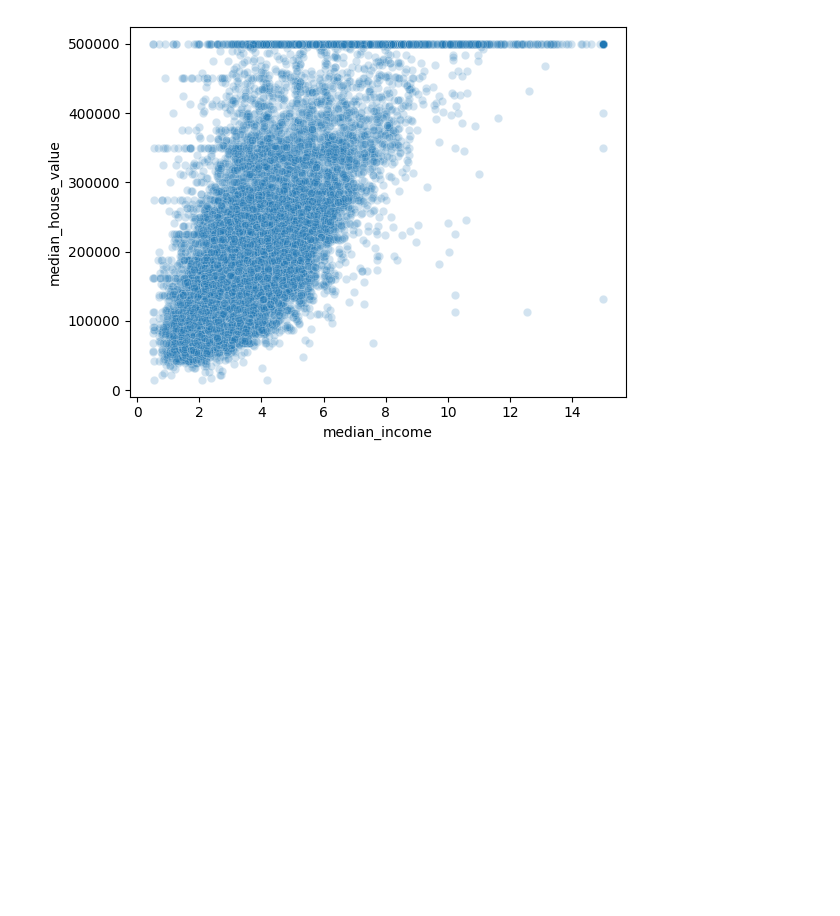
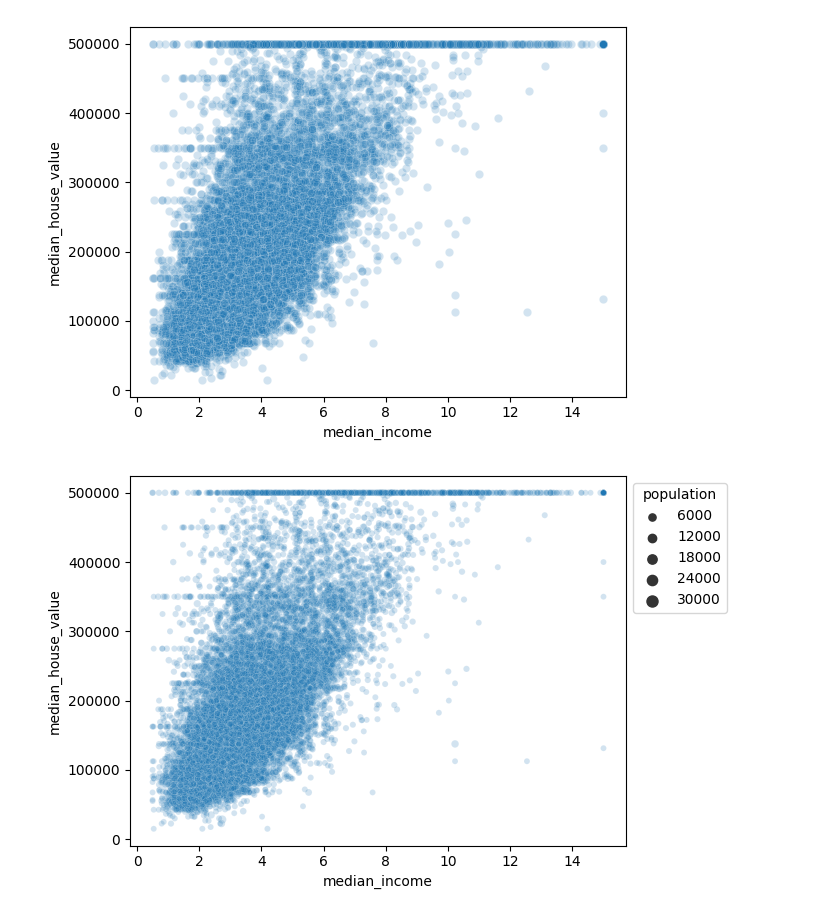
Before and after one commit to zeynabhabibitabar/zeynabhabibitabar, a Jupyter notebook: correlation+visualize+_train_test_spilit_with_sklearn.ipynb, the cells around one changed output. Saved outputs shown, nothing was run; the diff lists cells and outputs as text; code cells hidden in the pictures; blank space fills up the shorter version.

```diff
--- a/correlation+visualize+_train_test_spilit_with_sklearn.ipynb
+++ b/correlation+visualize+_train_test_spilit_with_sklearn.ipynb
@@ -778,3 +778,12 @@ sns.scatterplot(data= train,
 # %% [output]
 <Axes: xlabel='median_income', ylabel='median_house_value'>
 [figure]
+# %%
+ax= sns.scatterplot(data= train,
+                x="median_income",
+                y="median_house_value",
+                alpha= 0.2,
+                size= "population")
+sns.move_legend(ax, "upper left", bbox_to_anchor=(1, 1))
+# %% [output]
+[figure, added]
```
